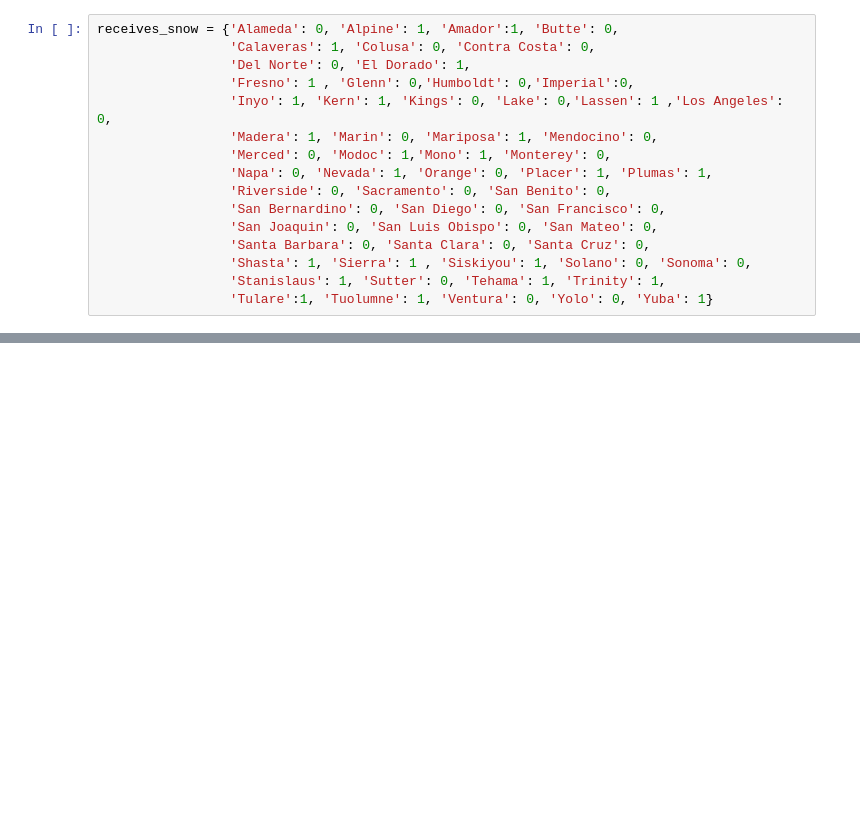
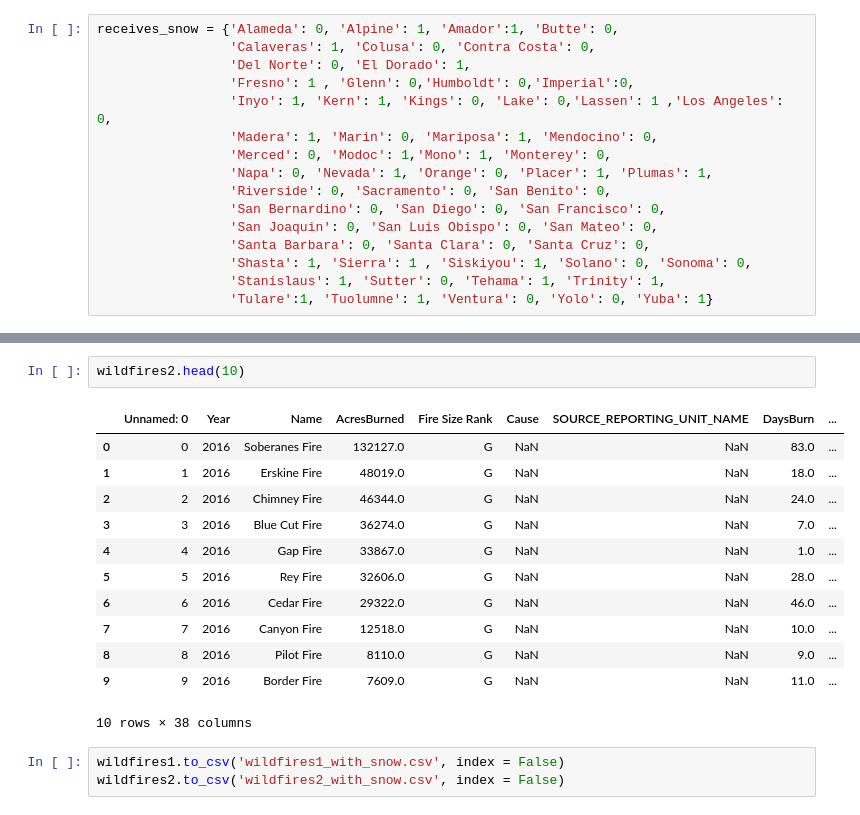
Before and after one commit to mnocerino23/Wildfire-Forecaster, a Jupyter notebook: Final_Prepping.ipynb, the cells around one changed output, grey strips where cells are left out. Drawn from its saved outputs; the diff is of its cells as text; blank space fills up the shorter version.

```diff
--- a/Final_Prepping.ipynb
+++ b/Final_Prepping.ipynb
@@ -47,0 +261,18 @@ wildfires2['Receives Snow'] = ''
+# %%
+wildfires2.head(10)
+# %% [output]
+|  | Unnamed: 0 | Year | Name | AcresBurned | Fire Size Rank | Cause | SOURCE_REPORTING_UNIT_NAME | DaysBurn | ... |
+| 0 | 0 | 2016 | Soberanes Fire | 132127.0 | G | NaN | NaN | 83.0 | ... |
+| 1 | 1 | 2016 | Erskine Fire | 48019.0 | G | NaN | NaN | 18.0 | ... |
+| 2 | 2 | 2016 | Chimney Fire | 46344.0 | G | NaN | NaN | 24.0 | ... |
+| 3 | 3 | 2016 | Blue Cut Fire | 36274.0 | G | NaN | NaN | 7.0 | ... |
+| 4 | 4 | 2016 | Gap Fire | 33867.0 | G | NaN | NaN | 1.0 | ... |
+| 5 | 5 | 2016 | Rey Fire | 32606.0 | G | NaN | NaN | 28.0 | ... |
+| 6 | 6 | 2016 | Cedar Fire | 29322.0 | G | NaN | NaN | 46.0 | ... |
+| 7 | 7 | 2016 | Canyon Fire | 12518.0 | G | NaN | NaN | 10.0 | ... |
+| 8 | 8 | 2016 | Pilot Fire | 8110.0 | G | NaN | NaN | 9.0 | ... |
+| 9 | 9 | 2016 | Border Fire | 7609.0 | G | NaN | NaN | 11.0 | ... |
+10 rows × 38 columns
+# %%
+wildfires1.to_csv('wildfires1_with_snow.csv', index = False)
+wildfires2.to_csv('wildfires2_with_snow.csv', index = False)
```
Also changed, not shown: parts of 15 cells of this notebook.
